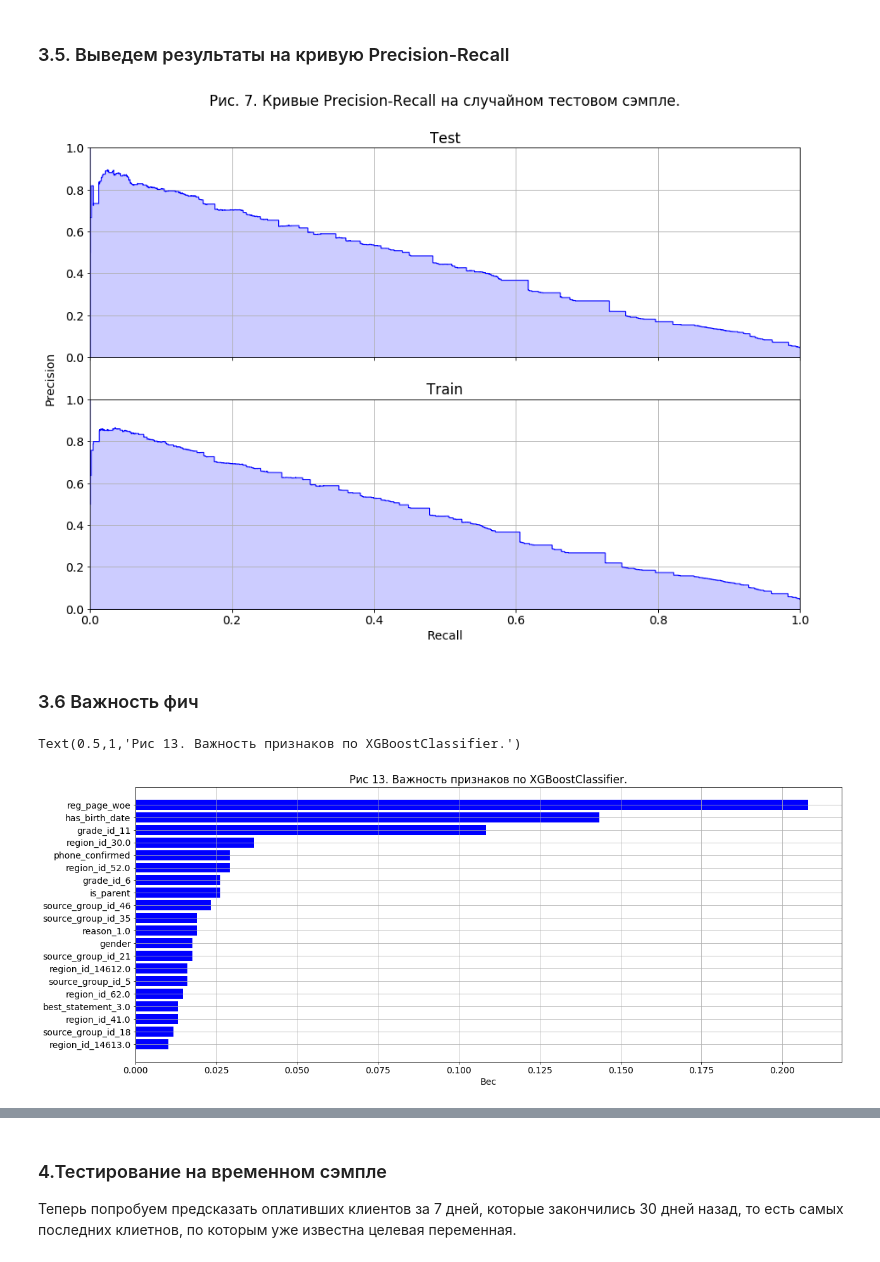
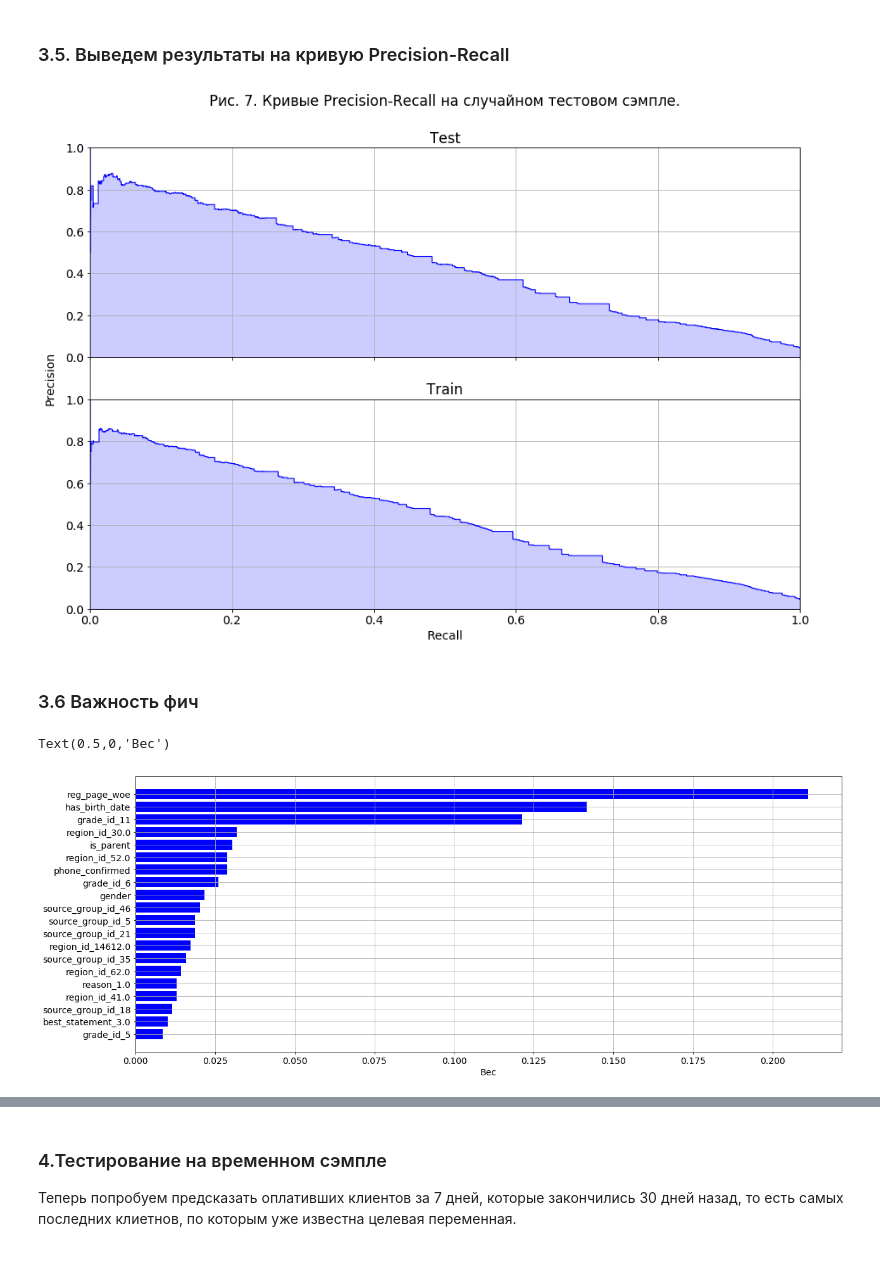
Before and after one commit to pastushenkoy/DataScientist, a Jupyter notebook: dip/model_new.ipynb, the cells around one changed output, grey strips where cells are left out. Cells and saved outputs as stored; diff of their text form; code cells hidden in the pictures.

```diff
--- a/dip/model_new.ipynb
+++ b/dip/model_new.ipynb
@@ -233,11 +233,8 @@ class Model:
     def _fit_classifier(self):
         self._weights = self._count_weights(self._X_train)
         self._X_train = self._transform_dataframe(self._X_train)
-        self._fit_imputer(self._X_train)
 
-        X_train = pd.DataFrame(self._impute(self._X_train), columns=self._X_train.columns)
-
-        self._classifier.fit(X_train, self._y_train, sample_weight=self._weights)
+        self._classifier.fit(self._X_train, self._y_train, sample_weight=self._weights)
 
 
     def _count_weights(self, X):
@@ -252,9 +249,8 @@ class Model:
     def _predict_proba(self):
         self._X_test = self._transform_dataframe(self._X_test)
         self._X_test = self._match_train_and_test_columns(self._X_train, self._X_test)
-        X_test = pd.DataFrame(self._impute(self._X_test), columns=self._X_test.columns)
 
-        return self._classifier.predict_proba(X_test)
+        return self._classifier.predict_proba(self._X_test)
 
 
     def _count_all_woe(self):
@@ -269,11 +265,6 @@ class Model:
         X = self._binarize_category_cols(X)
 
         return X
-
-
-    def _fit_imputer(self, X):
-        self._imputer = Imputer(missing_values=NaN, strategy='median', axis=0)
-        self._imputer.fit(X)
 
 
     def _impute(self, X):
@@ -491,32 +482,32 @@ ax.yaxis.labelpad = 40
 plot_precision_recall(fig, y_test, y_test_pred, 'Test', 1, 2)
 plot_precision_recall(fig, y_train, y_train_pred, 'Train', 2, 2)
 # %% [output]
-[figure, old version]
+[figure, new version]
 # %% [markdown]
 ### 3.6 Важность фич
 # %%
 max_features = 20
 
 importance = pd.DataFrame({'importance' : classifier.feature_importances_, 'feature_name' : model_random._X_train.columns})
 importance = importance.sort_values(['importance'], ascending=False).head(max_features)
 
 y_pos = np.arange(max_features)
 fig = plt.figure(figsize=(20,8))
 fig.patch.set_facecolor('white')
 
 mpl.rcParams['font.size'] = 14
 
 ax1 = fig.gca()
 ax1.barh(y_pos, importance['importance'], color='b')
 ax1.set_yticks(y_pos)
 ax1.set_yticklabels(importance['feature_name'])
 ax1.invert_yaxis()
 ax1.grid()
 ax1.set_xlabel('Вес')
-ax1.set_title('Рис 13. Важность признаков по XGBoostClassifier.')
+# ax1.set_title('Рис 13. Важность признаков по XGBoostClassifier.')
 # %% [output]
-Text(0.5,1,'Рис 13. Важность признаков по XGBoostClassifier.')
+Text(0.5,0,'Вес')
-[figure, old version]
+[figure, new version]
 # %% [markdown]
 ### 3.7. Промежуточные итоги
 Модель показывает устойчивые результаты на всей выборке. Roc-кривая и кривая precision-recall говорят о хорошей вероятности предсказания целевого события. <br>
```
Also changed, not shown: parts of 2 cells of this notebook.
